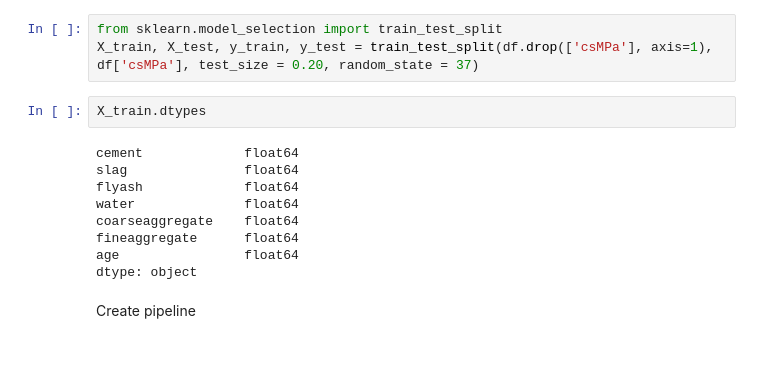
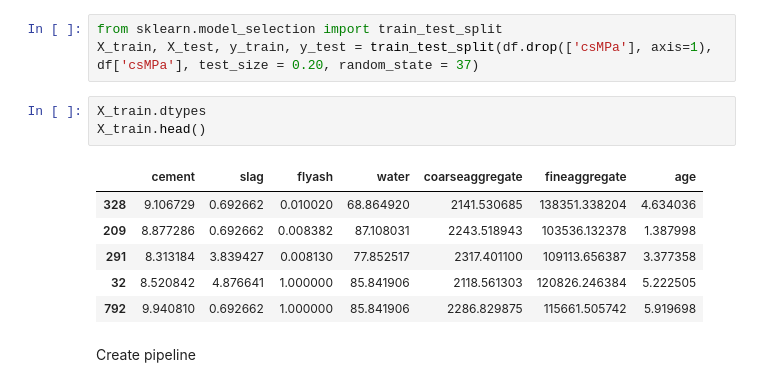
Before and after one commit to Dante-Cadiz/concrete-strength, a Jupyter notebook: jupyter_notebooks/ModellingAndEvaluation.ipynb, the cells around one changed output. Drawn from its saved outputs; the diff is of its cells as text; blank space fills up the shorter version.

```diff
--- a/jupyter_notebooks/ModellingAndEvaluation.ipynb
+++ b/jupyter_notebooks/ModellingAndEvaluation.ipynb
@@ -47,15 +47,14 @@ from sklearn.model_selection import train_test_split
 X_train, X_test, y_train, y_test = train_test_split(df.drop(['csMPa'], axis=1), df['csMPa'], test_size = 0.20, random_state = 37)
 # %%
 X_train.dtypes
+X_train.head()
 # %% [output]
-cement             float64
-slag               float64
-flyash             float64
-water              float64
-coarseaggregate    float64
-fineaggregate      float64
-age                float64
-dtype: object
+|  | cement | slag | flyash | water | coarseaggregate | fineaggregate | age |
+| 328 | 9.106729 | 0.692662 | 0.010020 | 68.864920 | 2141.530685 | 138351.338204 | 4.634036 |
+| 209 | 8.877286 | 0.692662 | 0.008382 | 87.108031 | 2243.518943 | 103536.132378 | 1.387998 |
+| 291 | 8.313184 | 3.839427 | 0.008130 | 77.852517 | 2317.401100 | 109113.656387 | 3.377358 |
+| 32 | 8.520842 | 4.876641 | 1.000000 | 85.841906 | 2118.561303 | 120826.246384 | 5.222505 |
+| 792 | 9.940810 | 0.692662 | 1.000000 | 85.841906 | 2286.829875 | 115661.505742 | 5.919698 |
 # %% [markdown]
 Create pipeline
 # %%
```
Also changed, not shown: parts of 12 cells of this notebook.
